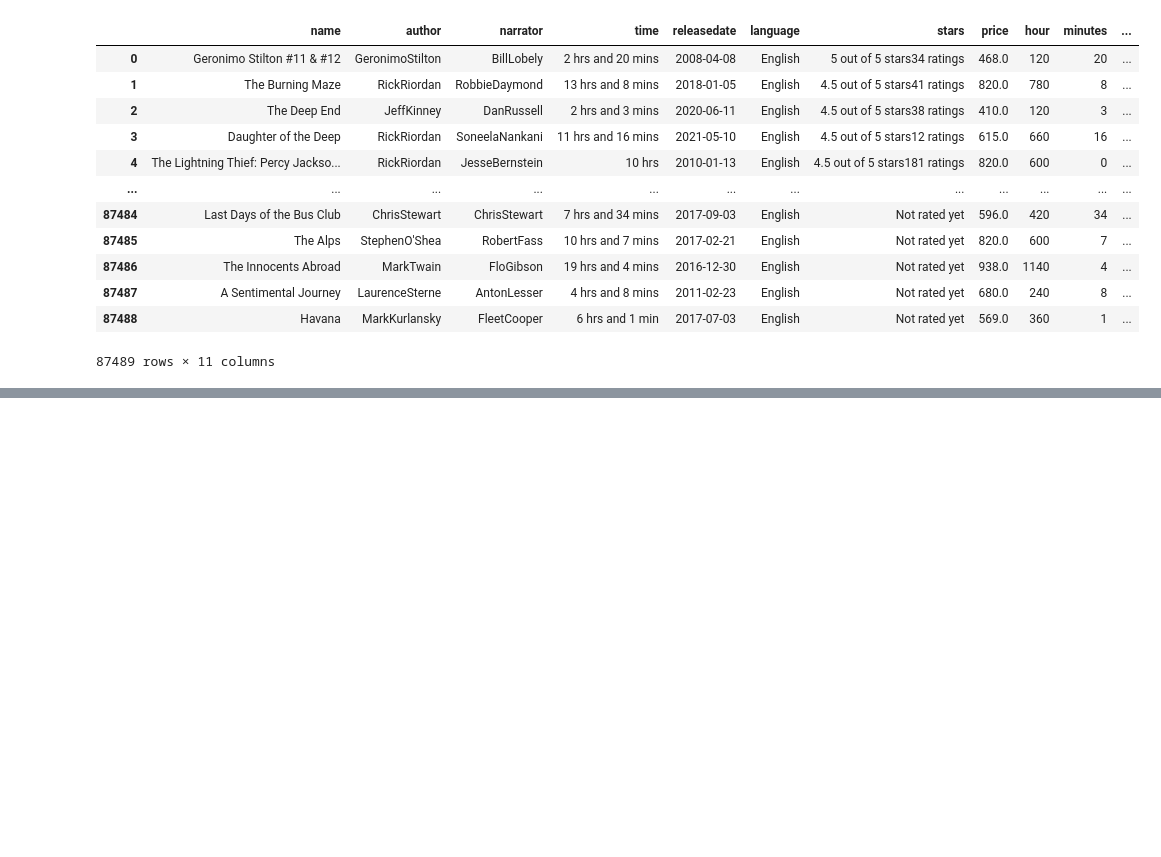
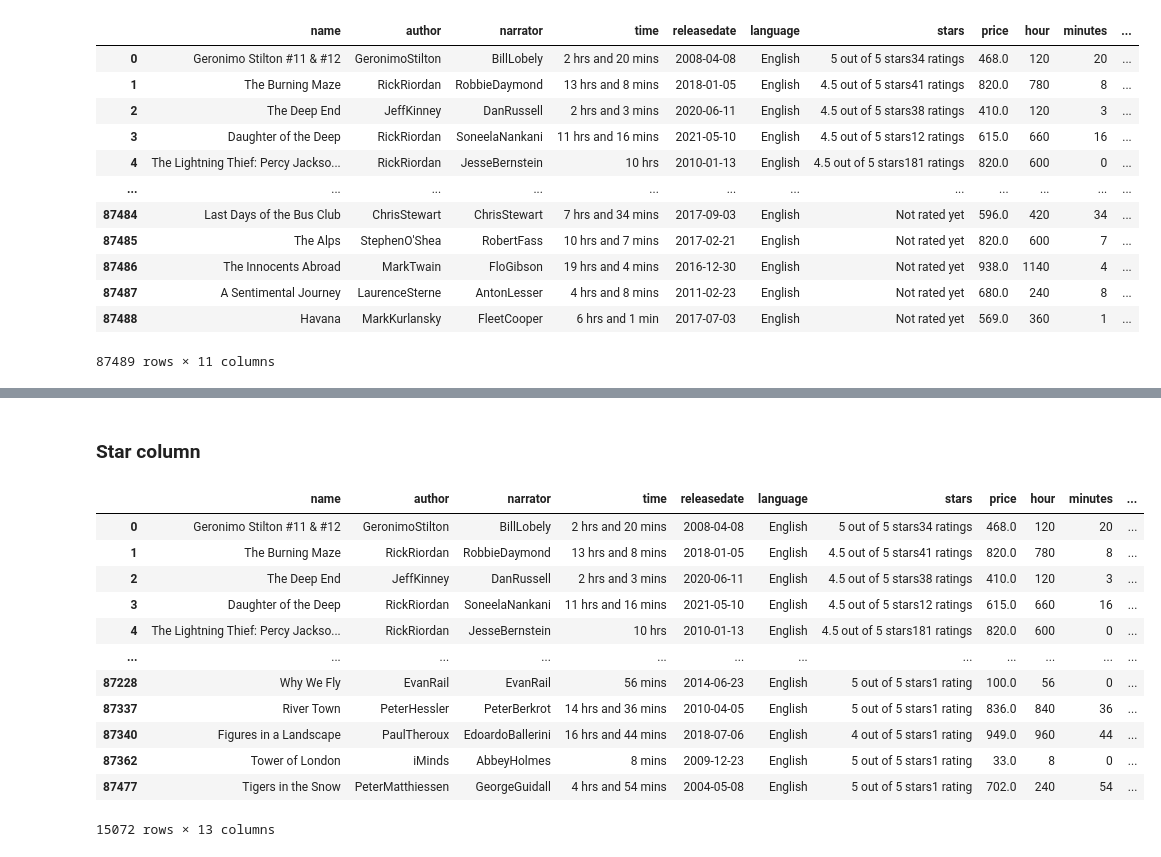
Before and after one commit to TeenGai/Practice-Data-Cleaning, a Jupyter notebook: Audible/test_clean.ipynb, the cells around one changed output, grey strips where cells are left out. Saved outputs shown, nothing was run; the diff lists cells and outputs as text; code cells hidden in the pictures; blank space fills up the shorter version.

```diff
--- a/Audible/test_clean.ipynb
+++ b/Audible/test_clean.ipynb
@@ -623,0 +664,3 @@ df
+# %%
+df[['star', 'ratings']] = df['stars'].str.split('stars', expand=True)
+df
@@ -623,0 +681,18 @@ df
+# %% [markdown]
+### Star column
+# %%
+df[df['star'].str.match(r'(\d+(\.\d+)?) out of (\d)')]
+# %% [output]
+|  | name | author | narrator | time | releasedate | language | stars | price | hour | minutes | ... |
+| 0 | Geronimo Stilton #11 & #12 | GeronimoStilton | BillLobely | 2 hrs and 20 mins | 2008-04-08 | English | 5 out of 5 stars34 ratings | 468.0 | 120 | 20 | ... |
+| 1 | The Burning Maze | RickRiordan | RobbieDaymond | 13 hrs and 8 mins | 2018-01-05 | English | 4.5 out of 5 stars41 ratings | 820.0 | 780 | 8 | ... |
+| 2 | The Deep End | JeffKinney | DanRussell | 2 hrs and 3 mins | 2020-06-11 | English | 4.5 out of 5 stars38 ratings | 410.0 | 120 | 3 | ... |
+| 3 | Daughter of the Deep | RickRiordan | SoneelaNankani | 11 hrs and 16 mins | 2021-05-10 | English | 4.5 out of 5 stars12 ratings | 615.0 | 660 | 16 | ... |
+| 4 | The Lightning Thief: Percy Jackso... | RickRiordan | JesseBernstein | 10 hrs | 2010-01-13 | English | 4.5 out of 5 stars181 ratings | 820.0 | 600 | 0 | ... |
+| ... | ... | ... | ... | ... | ... | ... | ... | ... | ... | ... | ... |
+| 87228 | Why We Fly | EvanRail | EvanRail | 56 mins | 2014-06-23 | English | 5 out of 5 stars1 rating | 100.0 | 56 | 0 | ... |
+| 87337 | River Town | PeterHessler | PeterBerkrot | 14 hrs and 36 mins | 2010-04-05 | English | 5 out of 5 stars1 rating | 836.0 | 840 | 36 | ... |
+| 87340 | Figures in a Landscape | PaulTheroux | EdoardoBallerini | 16 hrs and 44 mins | 2018-07-06 | English | 4 out of 5 stars1 rating | 949.0 | 960 | 44 | ... |
+| 87362 | Tower of London | iMinds | AbbeyHolmes | 8 mins | 2009-12-23 | English | 5 out of 5 stars1 rating | 33.0 | 8 | 0 | ... |
+| 87477 | Tigers in the Snow | PeterMatthiessen | GeorgeGuidall | 4 hrs and 54 mins | 2004-05-08 | English | 5 out of 5 stars1 rating | 702.0 | 240 | 54 | ... |
+15072 rows × 13 columns
```
Also changed, not shown: parts of 14 cells of this notebook.
